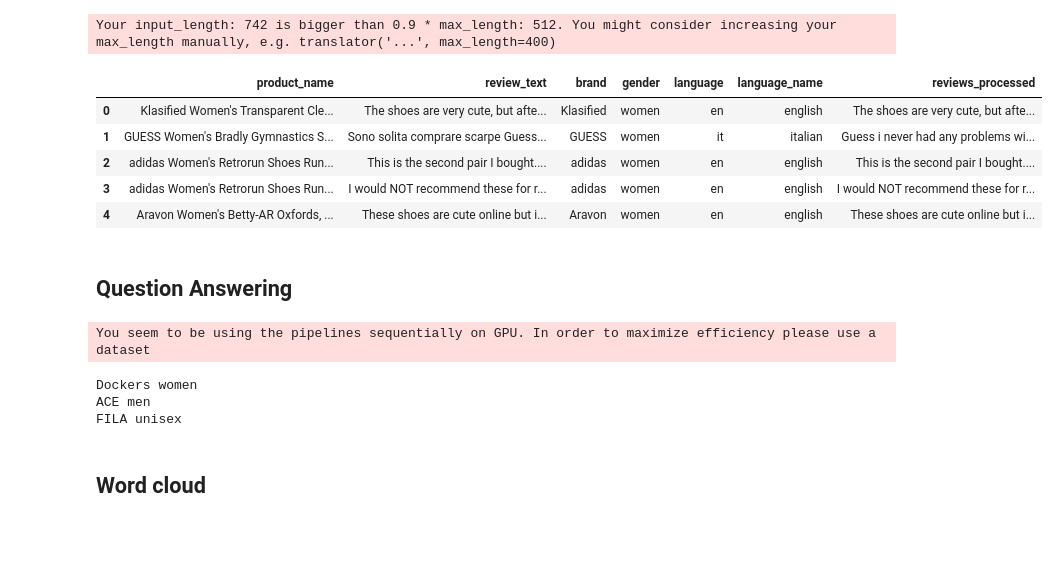
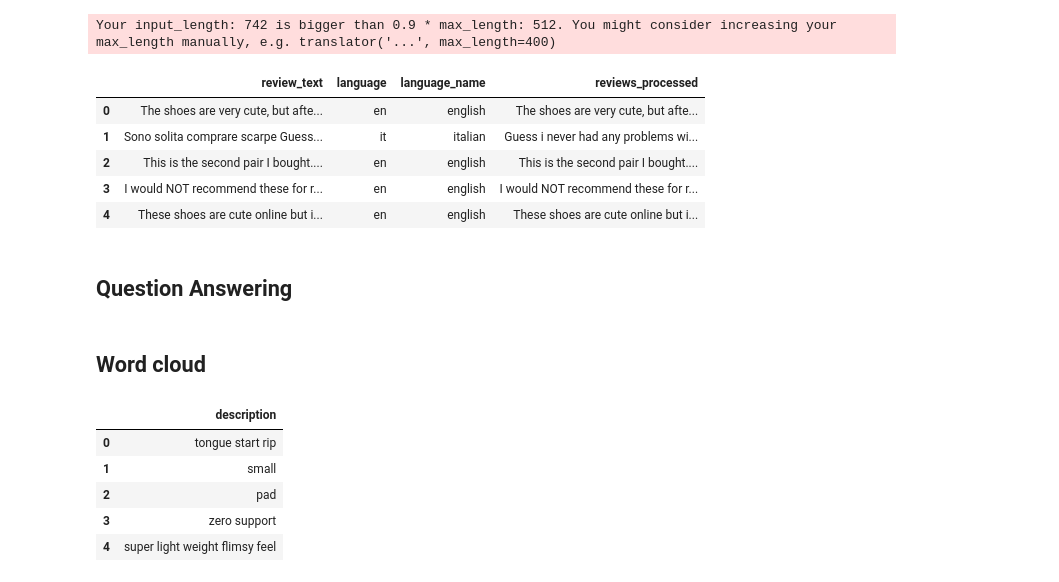
Before and after one commit to SHRIDHARKN/data_science, a Jupyter notebook: projects/generative-ai/rca-llms.ipynb, the cells around one changed output. Saved outputs shown, nothing was run; the diff lists cells and outputs as text; code cells hidden in the pictures; blank space fills up the shorter version.

Commit message:
reviews-cleaned

```diff
--- a/projects/generative-ai/rca-llms.ipynb
+++ b/projects/generative-ai/rca-llms.ipynb
@@ -64,10 +66,8 @@ def identify_language(text):
     return {id2lang[k.item()]: v.item() for k, v in zip(idxs, vals)}
 # %%
 df["language"] = df.review_text.progress_apply(identify_language)
+df["language"] = df["language"].progress_apply(lambda x : list(x.keys())[0])
+df["language_name"] = df.language.progress_apply(lambda x:language_dict.get(x))
-# %%
-df["language"] = df["language"].apply(lambda x : list(x.keys())[0])
-# %%
-df["language_name"] = df.language.apply(lambda x:language_dict.get(x))
 # %%
 df["language_name"].value_counts()
 # %% [output]
@@ -119,14 +119,14 @@ df["reviews_processed"] = df.progress_apply(lambda x:get_translated_text(x.revie
 # %% [output]
 Your input_length: 742 is bigger than 0.9 * max_length: 512. You might consider increasing your max_length manually, e.g. translator('...', max_length=400)
 # %%
-df.head()
+df[["review_text","language","language_name","reviews_processed"]].head()
 # %% [output]
-|  | product_name | review_text | brand | gender | language | language_name | reviews_processed |
-| 0 | Klasified Women's Transparent Cle... | The shoes are very cute, but afte... | Klasified | women | en | english | The shoes are very cute, but afte... |
-| 1 | GUESS Women's Bradly Gymnastics S... | Sono solita comprare scarpe Guess... | GUESS | women | it | italian | Guess i never had any problems wi... |
-| 2 | adidas Women's Retrorun Shoes Run... | This is the second pair I bought.... | adidas | women | en | english | This is the second pair I bought.... |
-| 3 | adidas Women's Retrorun Shoes Run... | I would NOT recommend these for r... | adidas | women | en | english | I would NOT recommend these for r... |
-| 4 | Aravon Women's Betty-AR Oxfords, ... | These shoes are cute online but i... | Aravon | women | en | english | These shoes are cute online but i... |
+|  | review_text | language | language_name | reviews_processed |
+| 0 | The shoes are very cute, but afte... | en | english | The shoes are very cute, but afte... |
+| 1 | Sono solita comprare scarpe Guess... | it | italian | Guess i never had any problems wi... |
+| 2 | This is the second pair I bought.... | en | english | This is the second pair I bought.... |
+| 3 | I would NOT recommend these for r... | en | english | I would NOT recommend these for r... |
+| 4 | These shoes are cute online but i... | en | english | These shoes are cute online but i... |
 # %%
 df.to_csv("/home/voldemort/data_science/projects/basics/workshop/data/amz_uk_shoes_processed_stage_2.csv")
 # %% [markdown]
@@ -147,8 +146,3 @@ def get_root_cause(brand,gender,review_text):
         return "unknown"
 # %%
 df["root_cause"] = df.progress_apply(lambda x:get_root_cause(x.brand,x.gender,x.reviews_processed),axis=1)
-# %% [output]
-You seem to be using the pipelines sequentially on GPU. In order to maximize efficiency please use a dataset
-Dockers women
-ACE men
-FILA unisex
@@ -167,3 +201,12 @@ df["description"] = df["root_cause"].apply(lambda x:x.replace("shoe","").lower()
+# %%
+df[[processed_text_column_name]].head()
+# %% [output]
+|  | description |
+| 0 | tongue start rip |
+| 1 | small |
+| 2 | pad |
+| 3 | zero support |
+| 4 | super light weight flimsy feel |
 # %%
 comment_words = ''
 
```
Also changed, not shown: parts of 13 cells of this notebook.
